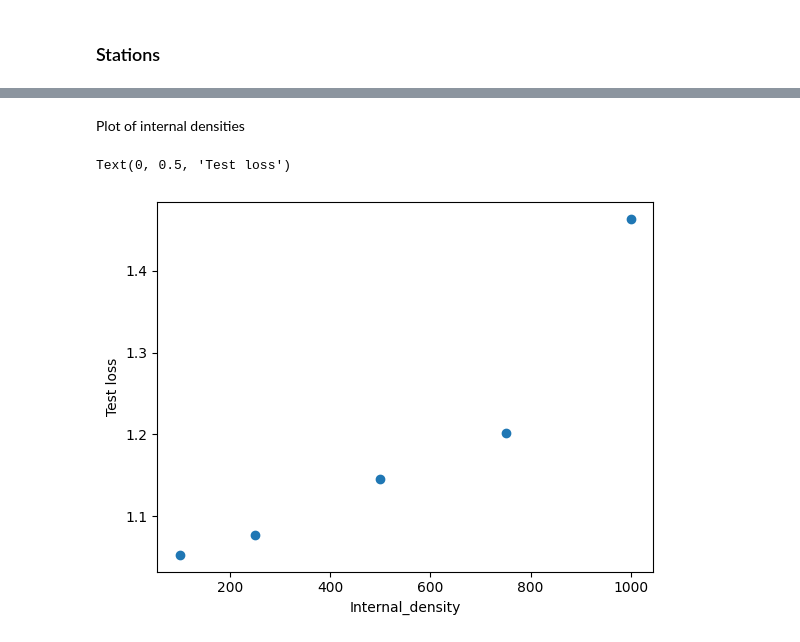
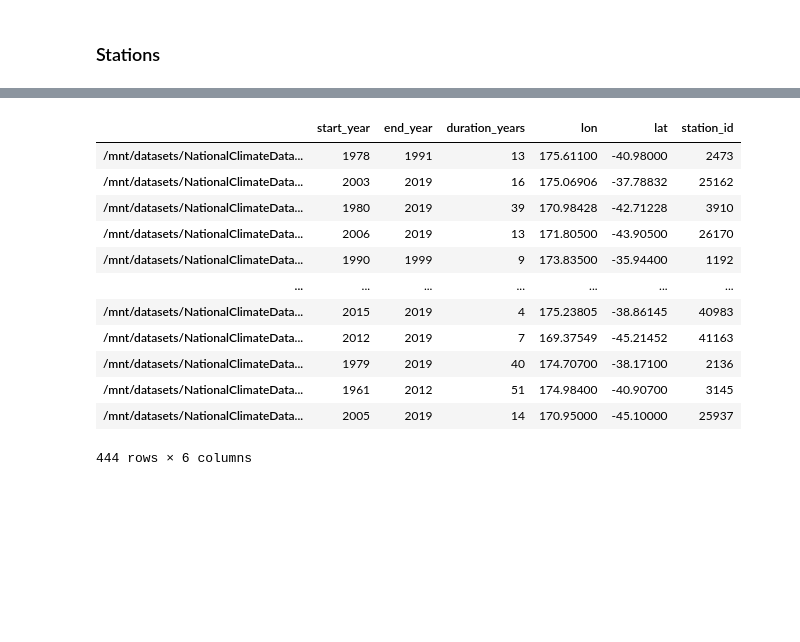
Before and after one commit to oriordanemily/deepsensorNZ, a Jupyter notebook: experiments/deepsensor/emily_dev_local/images_for_poster.ipynb, the cells around one changed output, grey strips where cells are left out. Drawn from its saved outputs; the diff is of its cells as text; code cells hidden in the pictures; blank space fills up the shorter version.

```diff
--- a/experiments/deepsensor/emily_dev_local/images_for_poster.ipynb
+++ b/experiments/deepsensor/emily_dev_local/images_for_poster.ipynb
@@ -174,17 +206,16 @@ Error:
-# %% [markdown]
-Plot of internal densities
-# %%
-density_loss = {
-    100: 1.052734,
-    250: 1.076918,
-    500: 1.144992,
-    750: 1.20147,
-    1000: 1.463745
-}
-
-plt.scatter(density_loss.keys(), density_loss.values())
-plt.xlabel('Internal_density')
-plt.ylabel('Test loss')
-# %% [output]
-Text(0, 0.5, 'Test loss')
-[figure, removed]
+# %%
+df
+# %% [output]
+|  | start_year | end_year | duration_years | lon | lat | station_id |
+| /mnt/datasets/NationalClimateData... | 1978 | 1991 | 13 | 175.61100 | -40.98000 | 2473 |
+| /mnt/datasets/NationalClimateData... | 2003 | 2019 | 16 | 175.06906 | -37.78832 | 25162 |
+| /mnt/datasets/NationalClimateData... | 1980 | 2019 | 39 | 170.98428 | -42.71228 | 3910 |
+| /mnt/datasets/NationalClimateData... | 2006 | 2019 | 13 | 171.80500 | -43.90500 | 26170 |
+| /mnt/datasets/NationalClimateData... | 1990 | 1999 | 9 | 173.83500 | -35.94400 | 1192 |
+| ... | ... | ... | ... | ... | ... | ... |
+| /mnt/datasets/NationalClimateData... | 2015 | 2019 | 4 | 175.23805 | -38.86145 | 40983 |
+| /mnt/datasets/NationalClimateData... | 2012 | 2019 | 7 | 169.37549 | -45.21452 | 41163 |
+| /mnt/datasets/NationalClimateData... | 1979 | 2019 | 40 | 174.70700 | -38.17100 | 2136 |
+| /mnt/datasets/NationalClimateData... | 1961 | 2012 | 51 | 174.98400 | -40.90700 | 3145 |
+| /mnt/datasets/NationalClimateData... | 2005 | 2019 | 14 | 170.95000 | -45.10000 | 25937 |
+444 rows × 6 columns
```
Also changed, not shown: parts of 17 cells of this notebook.
